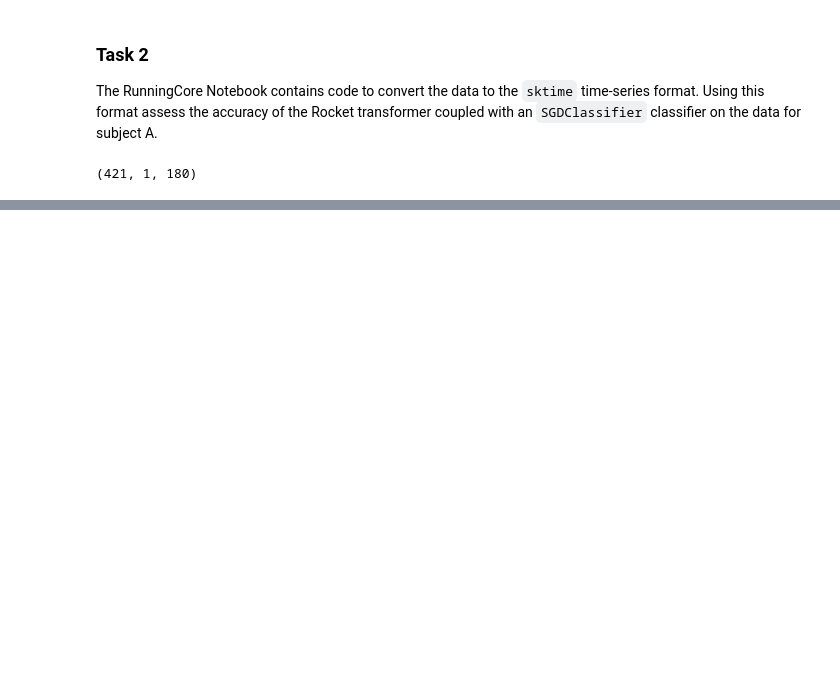
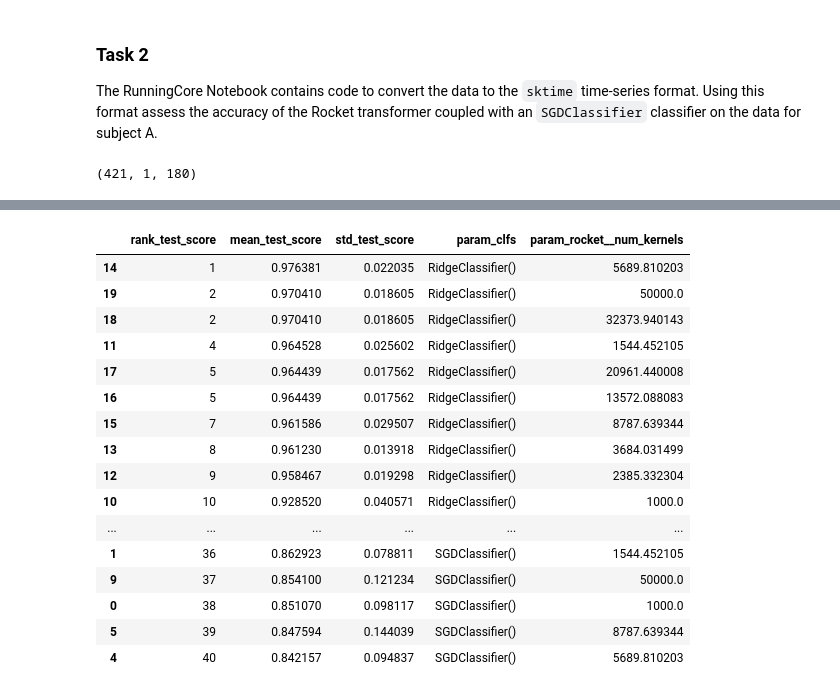
Before and after one commit to tmnstllr/ucd-machine_learning, a Jupyter notebook: RunningCore.ipynb, the cells around one changed output, grey strips where cells are left out. Cells and saved outputs as stored; diff of their text form; code cells hidden in the pictures; blank space fills up the shorter version.

```diff
--- a/RunningCore.ipynb
+++ b/RunningCore.ipynb
@@ -78,0 +200,37 @@ X3d.shape
+# %%
+X3d = X[:,np.newaxis,:] # time series algs require a 3D data array (sample, var, tick)
+
+X_train, X_test, y_train, y_test = train_test_split(X3d, y, test_size=0.2, random_state=42)
+
+clfs = [
+    SGDClassifier(),
+    RidgeClassifier(),
+    #LogisticRegression(max_iter=10000),
+    SVC(),
+    #DecisionTreeClassifier(),
+    KNeighborsClassifier()
+]
+
+pipe = Pipeline([
+    ("rocket", Rocket(random_state=42)),
+    ("clfs", clfs)
+])
+
+param = {
+    "clfs": clfs,
+    "rocket__num_kernels": np.geomspace(1000, 50000, 10)
+}
+
+grid = GridSearchCV(
+    pipe,
+    param_grid=param,
+    scoring="accuracy",
+    verbose=0,
+    cv=10,
+    n_jobs=-1
+)
+
+grid.fit(X_train, y_train)
+print(grid.best_params_)
+accuracy = grid.score(X_test, y_test)
+print("Test Accuracy for best parameters:", round(accuracy, 4))
@@ -78,0 +246,20 @@ X3d.shape
+# %%
+pd.DataFrame(grid.cv_results_)[['rank_test_score', 'mean_test_score', 'std_test_score', 'param_clfs', 'param_rocket__num_kernels']].sort_values(by='rank_test_score')
+# %% [output]
+|  | rank_test_score | mean_test_score | std_test_score | param_clfs | param_rocket__num_kernels |
+| 14 | 1 | 0.976381 | 0.022035 | RidgeClassifier() | 5689.810203 |
+| 19 | 2 | 0.970410 | 0.018605 | RidgeClassifier() | 50000.0 |
+| 18 | 2 | 0.970410 | 0.018605 | RidgeClassifier() | 32373.940143 |
+| 11 | 4 | 0.964528 | 0.025602 | RidgeClassifier() | 1544.452105 |
+| 17 | 5 | 0.964439 | 0.017562 | RidgeClassifier() | 20961.440008 |
+| 16 | 5 | 0.964439 | 0.017562 | RidgeClassifier() | 13572.088083 |
+| 15 | 7 | 0.961586 | 0.029507 | RidgeClassifier() | 8787.639344 |
+| 13 | 8 | 0.961230 | 0.013918 | RidgeClassifier() | 3684.031499 |
+| 12 | 9 | 0.958467 | 0.019298 | RidgeClassifier() | 2385.332304 |
+| 10 | 10 | 0.928520 | 0.040571 | RidgeClassifier() | 1000.0 |
+| ... | ... | ... | ... | ... | ... |
+| 1 | 36 | 0.862923 | 0.078811 | SGDClassifier() | 1544.452105 |
+| 9 | 37 | 0.854100 | 0.121234 | SGDClassifier() | 50000.0 |
+| 0 | 38 | 0.851070 | 0.098117 | SGDClassifier() | 1000.0 |
+| 5 | 39 | 0.847594 | 0.144039 | SGDClassifier() | 8787.639344 |
+| 4 | 40 | 0.842157 | 0.094837 | SGDClassifier() | 5689.810203 |
```
Also changed, not shown: parts of 23 cells of this notebook.
